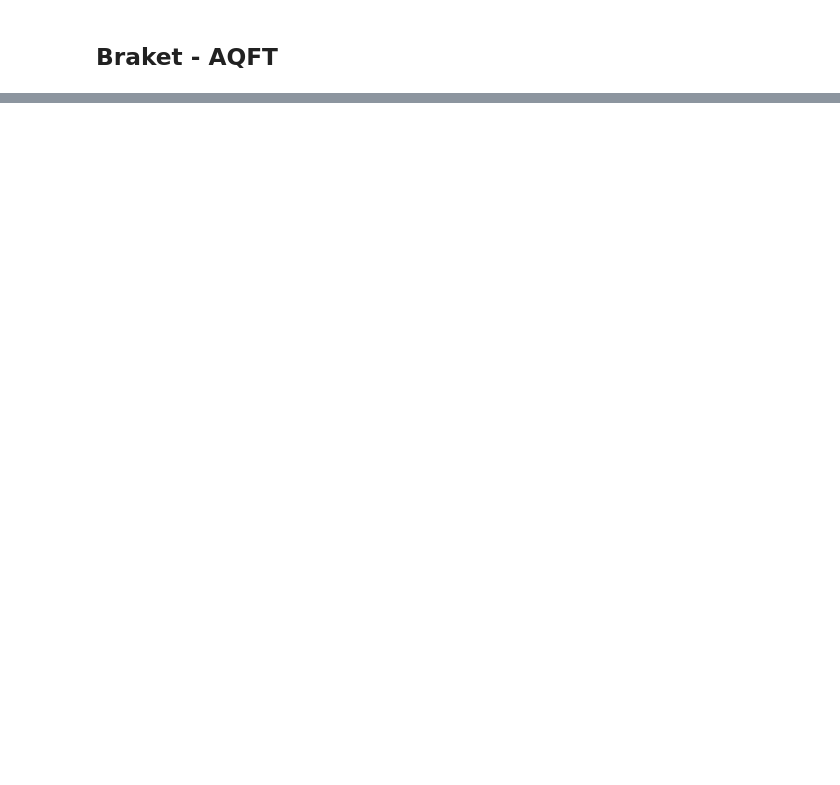
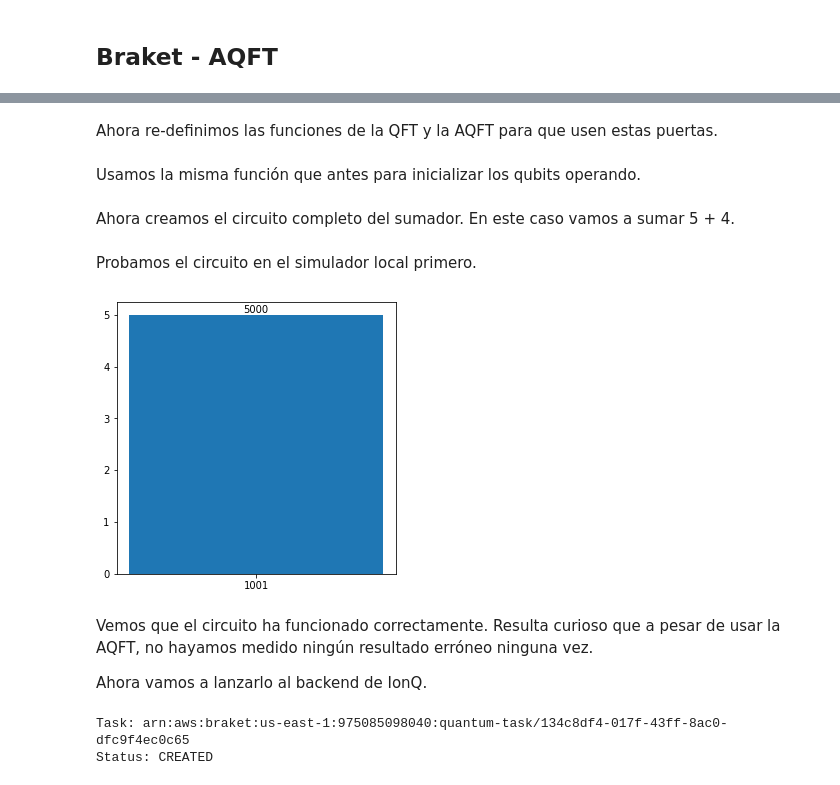
Before and after one commit to gulis1/APCC, a Jupyter notebook: Practica3/Ejercicio4.ipynb, the cells around one changed output, grey strips where cells are left out. Saved outputs shown, nothing was run; the diff lists cells and outputs as text; code cells hidden in the pictures; blank space fills up the shorter version.

```diff
--- a/Practica3/Ejercicio4.ipynb
+++ b/Practica3/Ejercicio4.ipynb
@@ -342,0 +365,2 @@ NameError: name 'task' is not defined
+# %% [markdown]
+Ahora re-definimos las funciones de la QFT y la AQFT para que usen estas puertas.
@@ -342,0 +391,2 @@ NameError: name 'task' is not defined
+# %% [markdown]
+Usamos la misma función que antes para inicializar los qubits operando.
@@ -342,0 +404,53 @@ NameError: name 'task' is not defined
+# %% [markdown]
+Ahora creamos el circuito completo del sumador. En este caso vamos a sumar 5 + 4.
+# %%
+from braket.circuits import Circuit
+
+# Número de qubits por operando.
+N = 4
+
+# Operandos
+A = 0b0101 # 5
+B = 0b0100 # 4
+
+ionQ_circ = Circuit()
+init_qubits(ionQ_circ, A, B, N)
+
+
+AQFT(ionQ_circ, N, n_rot=2)
+adder2(ionQ_circ, N)
+IAQFT(ionQ_circ, N, n_rot=2)
+# %% [markdown]
+Probamos el circuito en el simulador local primero.
+# %%
+from braket.devices import LocalSimulator
+from collections import Counter
+
+from collections import Counter
+
+results = LocalSimulator().run(ionQ_circ, shots=5000).result()
+
+## Se muestran los resultados.
+counts = Counter([''.join(str(i) for i in x[:N]) for x in results.measurements])
+plot_histogram2(counts)
+# %% [output]
+[figure, added]
+# %% [markdown]
+Vemos que el circuito ha funcionado correctamente. Resulta curioso que a pesar de usar la AQFT, no hayamos medido ningún resultado erróneo ninguna vez.
+
+Ahora vamos a lanzarlo al backend de IonQ.
+# %%
+import boto3
+from braket.circuits import Circuit
+from braket.aws import AwsDevice
+
+device = AwsDevice("arn:aws:braket:::device/qpu/ionq/ionQdevice")
+s3_folder = ("amazon-braket-f085dc433a90", "apcc2022/JulianCamara/IonQ")
+
+
+task = device.run(ionQ_circ, s3_folder)
+print("Task:",task.id)
+print("Status:", task.state())
+# %% [output]
+Task: arn:aws:braket:us-east-1:975085098040:quantum-task/134c8df4-017f-43ff-8ac0-dfc9f4ec0c65
+Status: CREATED
```
Also changed, not shown: parts of 19 cells of this notebook.
